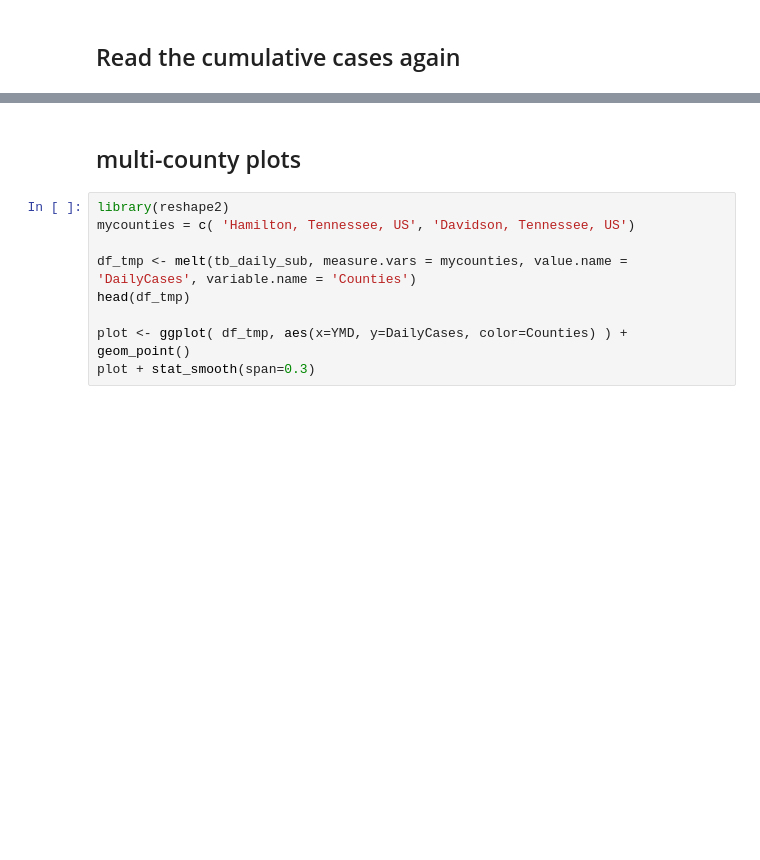
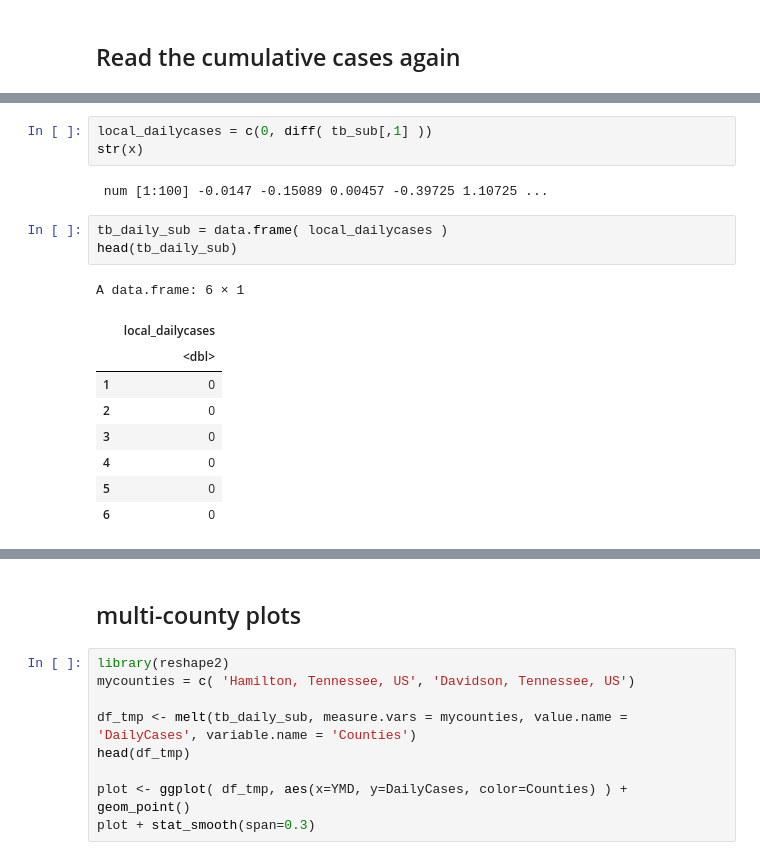
Before and after one commit to hongqin/Use-R-in-CoLab, a Jupyter notebook: Learn_R_county_Covid19.ipynb, the cells around one changed output, grey strips where cells are left out. Cells and saved outputs as stored; diff of their text form; blank space fills up the shorter version.

```diff
--- a/Learn_R_county_Covid19.ipynb
+++ b/Learn_R_county_Covid19.ipynb
@@ -855 +857,19 @@ A data.frame: 6 × 3
+# %%
+local_dailycases = c(0, diff( tb_sub[,1] ))
+str(x)
+# %% [output]
+ num [1:100] -0.0147 -0.15089 0.00457 -0.39725 1.10725 ...
+# %%
+tb_daily_sub = data.frame( local_dailycases )
+head(tb_daily_sub)
+# %% [output]
+A data.frame: 6 × 1
+|  | local_dailycases |
+|  | <dbl> |
+| 1 | 0 |
+| 2 | 0 |
+| 3 | 0 |
+| 4 | 0 |
+| 5 | 0 |
+| 6 | 0 |
 # %%
```
Also changed, not shown: parts of 15 cells of this notebook.
